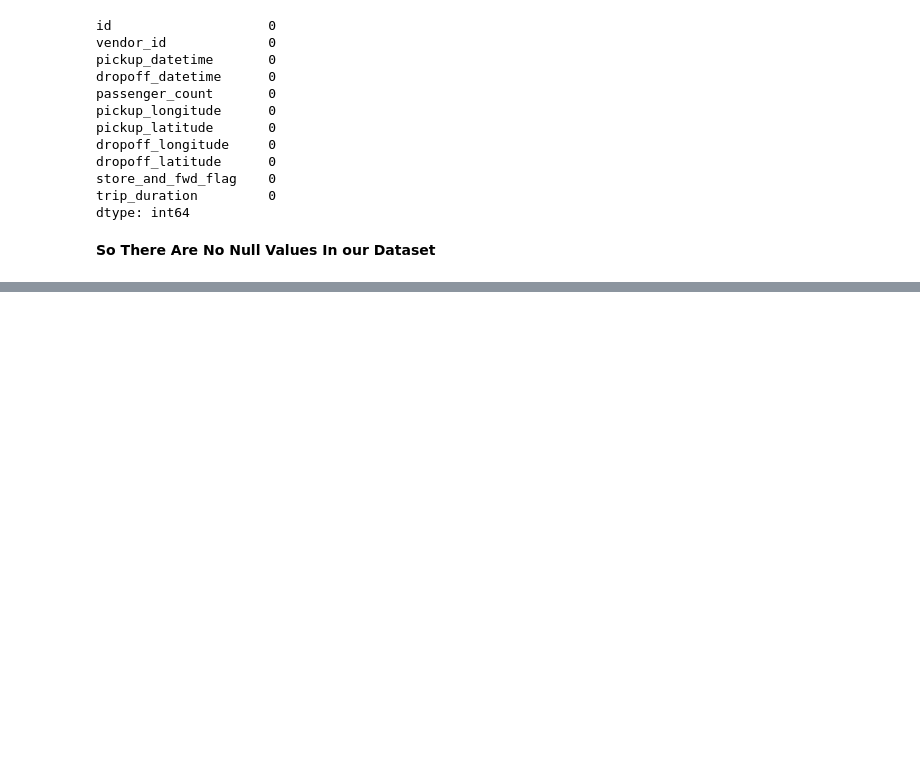
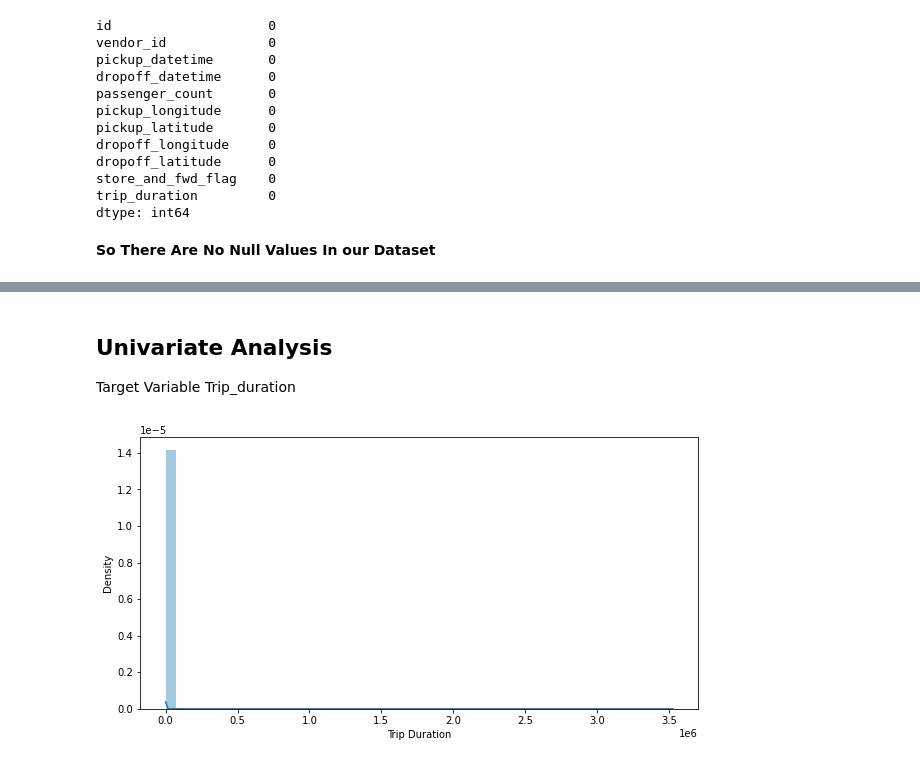
Before and after one commit to AbhijeetS1112/NYC-Taxi-Trip-Time-Prediction----ALMA, a Jupyter notebook: NYC_Taxi_Trip_Time_Prediction.ipynb, the cells around one changed output, grey strips where cells are left out. Drawn from its saved outputs; the diff is of its cells as text; code cells hidden in the pictures; blank space fills up the shorter version.

```diff
--- a/NYC_Taxi_Trip_Time_Prediction.ipynb
+++ b/NYC_Taxi_Trip_Time_Prediction.ipynb
@@ -132,0 +193,10 @@ dtype: int64
+# %%
+from geopy.distance import great_circle
+def cal_distance(pickup_lat,pickup_long,dropoff_lat,dropoff_long):
+  start_cordinates=(pickup_lat,pickup_long)
+  end_cordinates=(dropoff_lat,dropoff_long)
+
+  return great_circle(start_cordinates,end_cordinates).km
+# %%
+# creating Feature Distance
+df["distance"]=df.apply(lambda x: cal_distance(x["pickup_latitude"],x["pickup_longitude"],x["dropoff_latitude"],x["dropoff_longitude"]),axis=1)
@@ -132,0 +227,3 @@ dtype: int64
+# %%
+# calulating speed
+df["speed"]=(df.distance/(df.trip_duration/3600))
@@ -132,0 +257,14 @@ dtype: int64
+# %%
+def time_of_day(x):
+  if x in range(6,12):
+    return "Morning"
+  elif x in range(12,16):
+    return "Afternoon"
+  elif x in range(16,22):
+    return "Evening"
+  else:
+    return "late_night"
+
+# creating new column for time of the day
+
+df['pickup_timeofday']=df['pickup_hour'].apply(time_of_day)
@@ -132,0 +287,10 @@ dtype: int64
+# %% [markdown]
+## **Univariate Analysis**
+Target Variable Trip_duration
+# %%
+plt.figure(figsize=(10,5))
+sns.distplot(df["trip_duration"])
+plt.xlabel("Trip Duration")
+plt.show()
+# %% [output]
+[figure, added]
```
Also changed, not shown: parts of 29 cells of this notebook.
